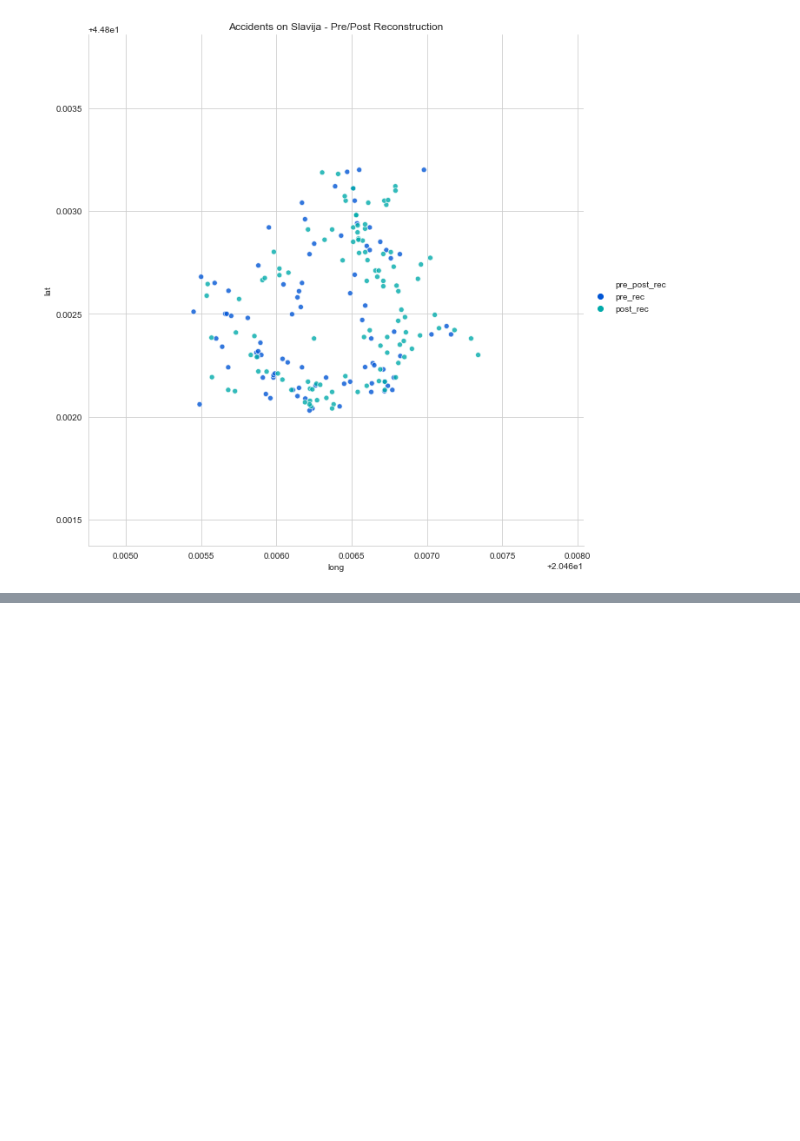
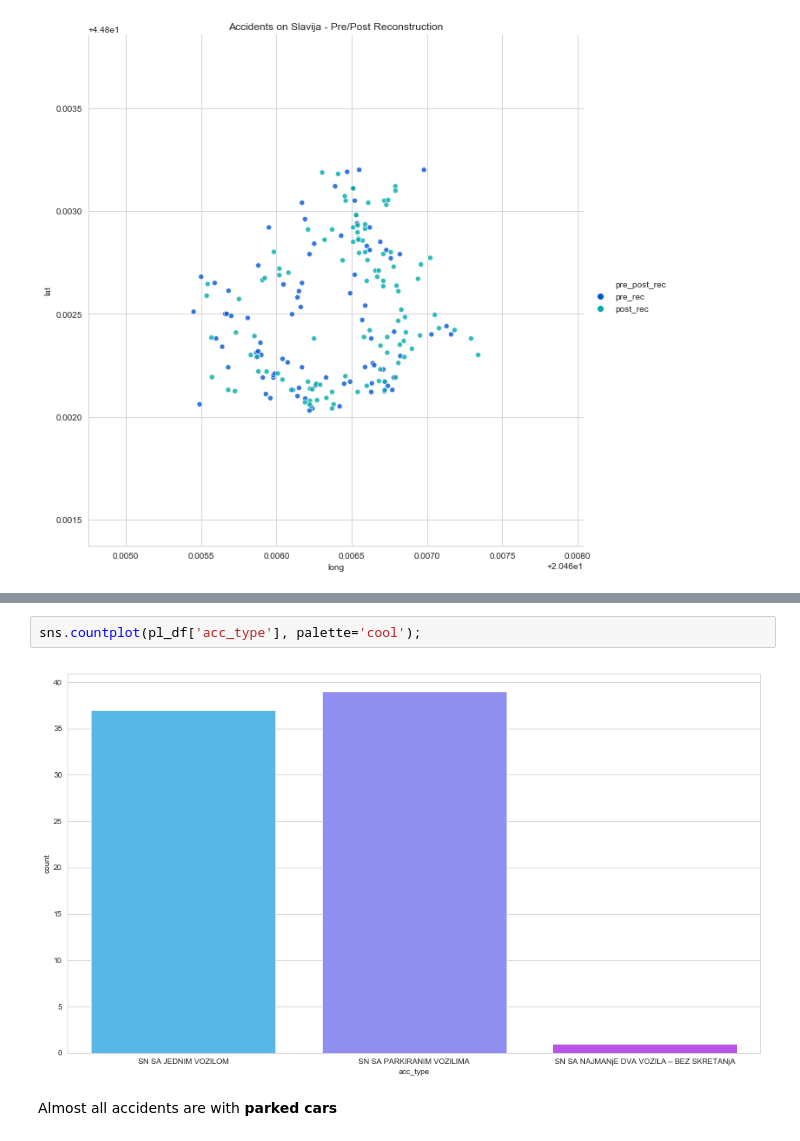
Before and after one commit to BrunnoRicci/traffic-accidents-belgrade, a Jupyter notebook: eda-traffic-belgrade.ipynb, the cells around one changed output, grey strips where cells are left out. Cells and saved outputs as stored; diff of their text form; blank space fills up the shorter version.

```diff
--- a/eda-traffic-belgrade.ipynb
+++ b/eda-traffic-belgrade.ipynb
@@ -372,0 +397,6 @@ plt.title("Accidents on Slavija - Pre/Post Reconstruction");
+# %%
+sns.countplot(pl_df['acc_type'], palette='cool');
+# %% [output]
+[figure, added]
+# %% [markdown]
+Almost all accidents are with **parked cars**
```
Also changed, not shown: parts of 6 cells of this notebook, 2 other files.
